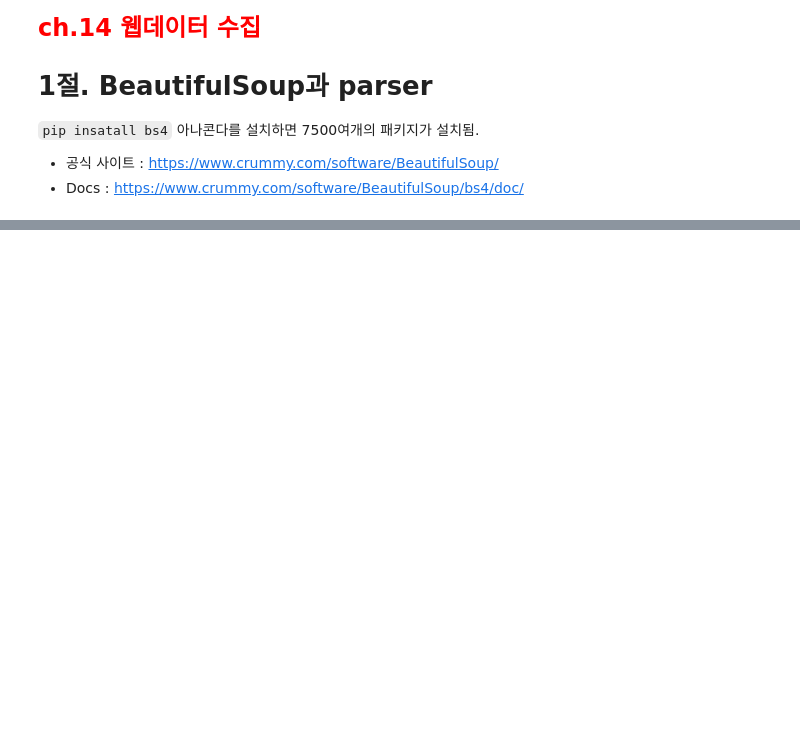
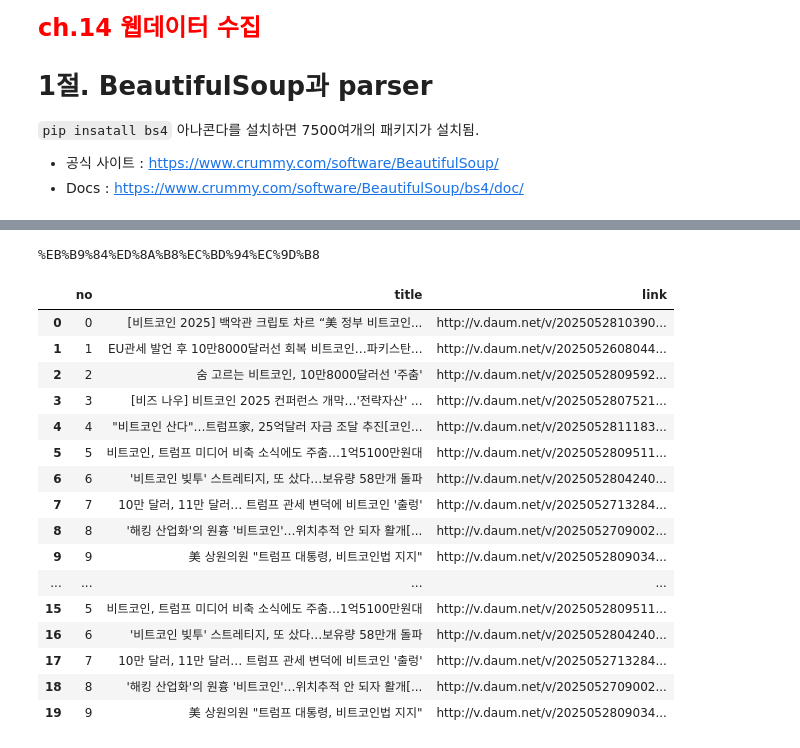
Before and after one commit to starfish99600/ai_x, a Jupyter notebook: 04_source/01_python/ch14_웹데이터수집1_정적_공공api.ipynb, the cells around one changed output, grey strips where cells are left out. Saved outputs shown, nothing was run; the diff lists cells and outputs as text; code cells hidden in the pictures; blank space fills up the shorter version.

```diff
--- a/04_source/01_python/ch14_웹데이터수집1_정적_공공api.ipynb
+++ b/04_source/01_python/ch14_웹데이터수집1_정적_공공api.ipynb
@@ -22,0 +185,4 @@ table.dataframe{font-size:12px;}
+# %%
+title = soup.select('h3.h_lst > span.blind')
+for t in title:
+    print(t.text, end='\t')
@@ -22,0 +226,7 @@ table.dataframe{font-size:12px;}
+# %%
+for idx in range(len(title)):
+    print("{}. {} : {}{} - {}".format(idx+1,
+                                 title[idx].text,
+                                 price[idx].text,
+                                 unit[idx],
+                                 status[idx].text))
@@ -22,0 +332,18 @@ table.dataframe{font-size:12px;}
+# %%
+# 방법1
+import requests
+from bs4 import BeautifulSoup
+word = '비트코인'
+url = 'https://search.daum.net/search?w=news&nil_search=btn&DA=NTB&enc=utf8&cluster=y&cluster_page=1&q='+word
+response = requests.get(url)
+soup = BeautifulSoup(response.text, # response.content
+                    "html.parser")
+items_find_list = [] # 검색한 결과를 담을 dict list
+items_el = soup.select('div.item-title > strong.tit-g.clamp-g > a')
+# len(items_el)
+for idx, item in enumerate(items_el):
+    items_find_list.append({'no': idx,
+                           'title': item.text,
+                           'link': item.attrs['href']})
+import pandas as pd
+pd.DataFrame(items_find_list)
@@ -22,0 +362,35 @@ table.dataframe{font-size:12px;}
+# %%
+
+import requests
+from bs4 import BeautifulSoup
+word = '비트코인'
+url = 'https://search.daum.net/search?w=news&nil_search=btn&DA=NTB&enc=utf8&cluster=y&cluster_page=1&q='+word
+response = requests.get(url)
+soup = BeautifulSoup(response.text, # response.content
+                    "html.parser")
+items_find_list = [] # 검색한 결과를 담을 2차원 리스트
+items_el = soup.select('div.item-title > strong.tit-g.clamp-g > a')
+for idx, item in enumerate(items_el):
+    items_find_list.append([idx, item.text, item.attrs.get('href')])
+# items_find_list
+import pandas as pd
+pd.DataFrame(items_find_list, columns=['no', 'title', 'link'])
+# %% [output]
+%EB%B9%84%ED%8A%B8%EC%BD%94%EC%9D%B8
+|  | no | title | link |
+| 0 | 0 | [비트코인 2025] 백악관 크립토 차르 “美 정부 비트코인... | http://v.daum.net/v/2025052810390... |
+| 1 | 1 | EU관세 발언 후 10만8000달러선 회복 비트코인…파키스탄... | http://v.daum.net/v/2025052608044... |
+| 2 | 2 | 숨 고르는 비트코인, 10만8000달러선 '주춤' | http://v.daum.net/v/2025052809592... |
+| 3 | 3 | [비즈 나우] 비트코인 2025 컨퍼런스 개막…'전략자산' ... | http://v.daum.net/v/2025052807521... |
+| 4 | 4 | "비트코인 산다"…트럼프家, 25억달러 자금 조달 추진[코인... | http://v.daum.net/v/2025052811183... |
+| 5 | 5 | 비트코인, 트럼프 미디어 비축 소식에도 주춤…1억5100만원대 | http://v.daum.net/v/2025052809511... |
+| 6 | 6 | '비트코인 빚투' 스트레티지, 또 샀다…보유량 58만개 돌파 | http://v.daum.net/v/2025052804240... |
+| 7 | 7 | 10만 달러, 11만 달러… 트럼프 관세 변덕에 비트코인 '출렁' | http://v.daum.net/v/2025052713284... |
+| 8 | 8 | '해킹 산업화'의 원흉 '비트코인'…위치추적 안 되자 활개[... | http://v.daum.net/v/2025052709002... |
+| 9 | 9 | 美 상원의원 "트럼프 대통령, 비트코인법 지지" | http://v.daum.net/v/2025052809034... |
+| ... | ... | ... | ... |
+| 15 | 5 | 비트코인, 트럼프 미디어 비축 소식에도 주춤…1억5100만원대 | http://v.daum.net/v/2025052809511... |
+| 16 | 6 | '비트코인 빚투' 스트레티지, 또 샀다…보유량 58만개 돌파 | http://v.daum.net/v/2025052804240... |
+| 17 | 7 | 10만 달러, 11만 달러… 트럼프 관세 변덕에 비트코인 '출렁' | http://v.daum.net/v/2025052713284... |
+| 18 | 8 | '해킹 산업화'의 원흉 '비트코인'…위치추적 안 되자 활개[... | http://v.daum.net/v/2025052709002... |
+| 19 | 9 | 美 상원의원 "트럼프 대통령, 비트코인법 지지" | http://v.daum.net/v/2025052809034... |
```
Also changed, not shown: parts of 52 cells of this notebook, 4 other files.
